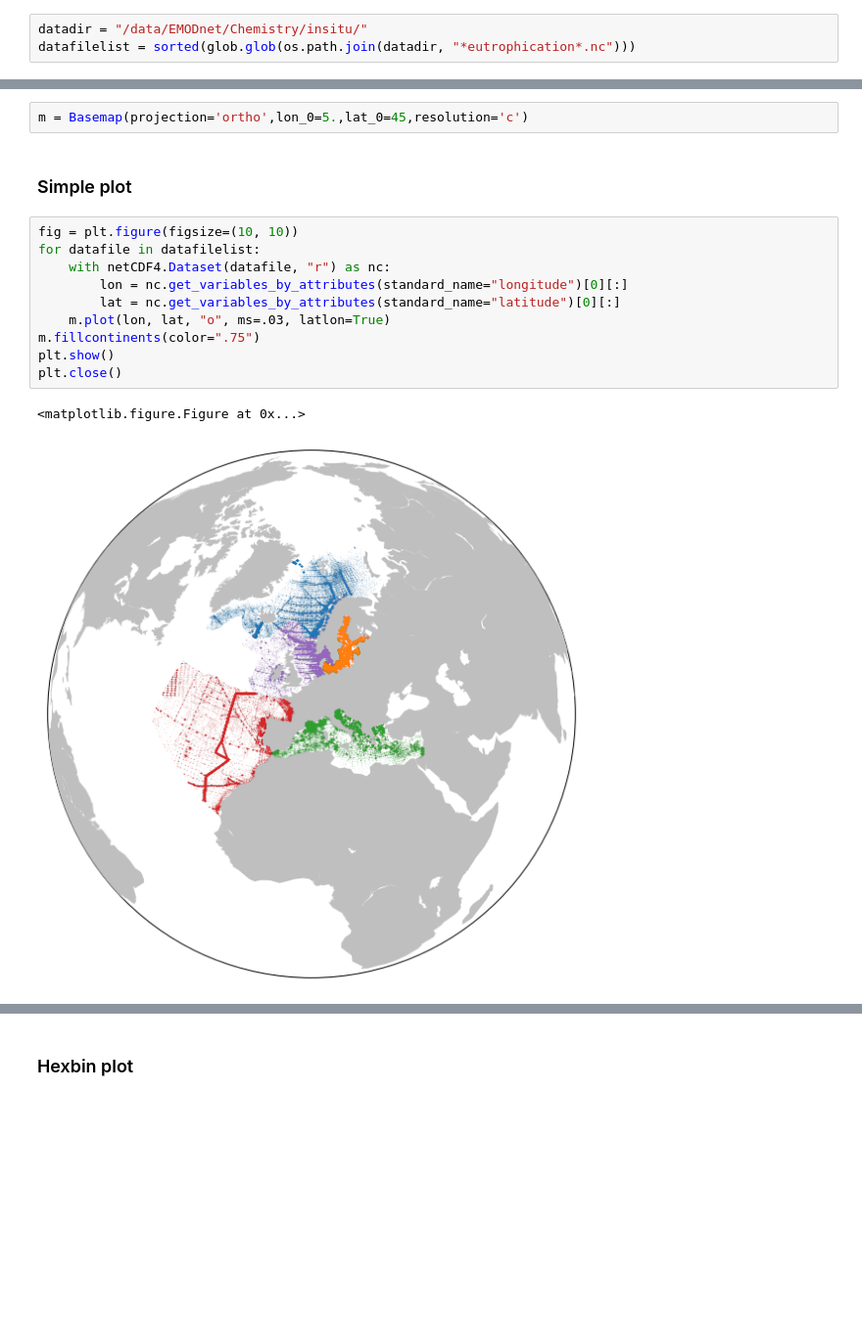
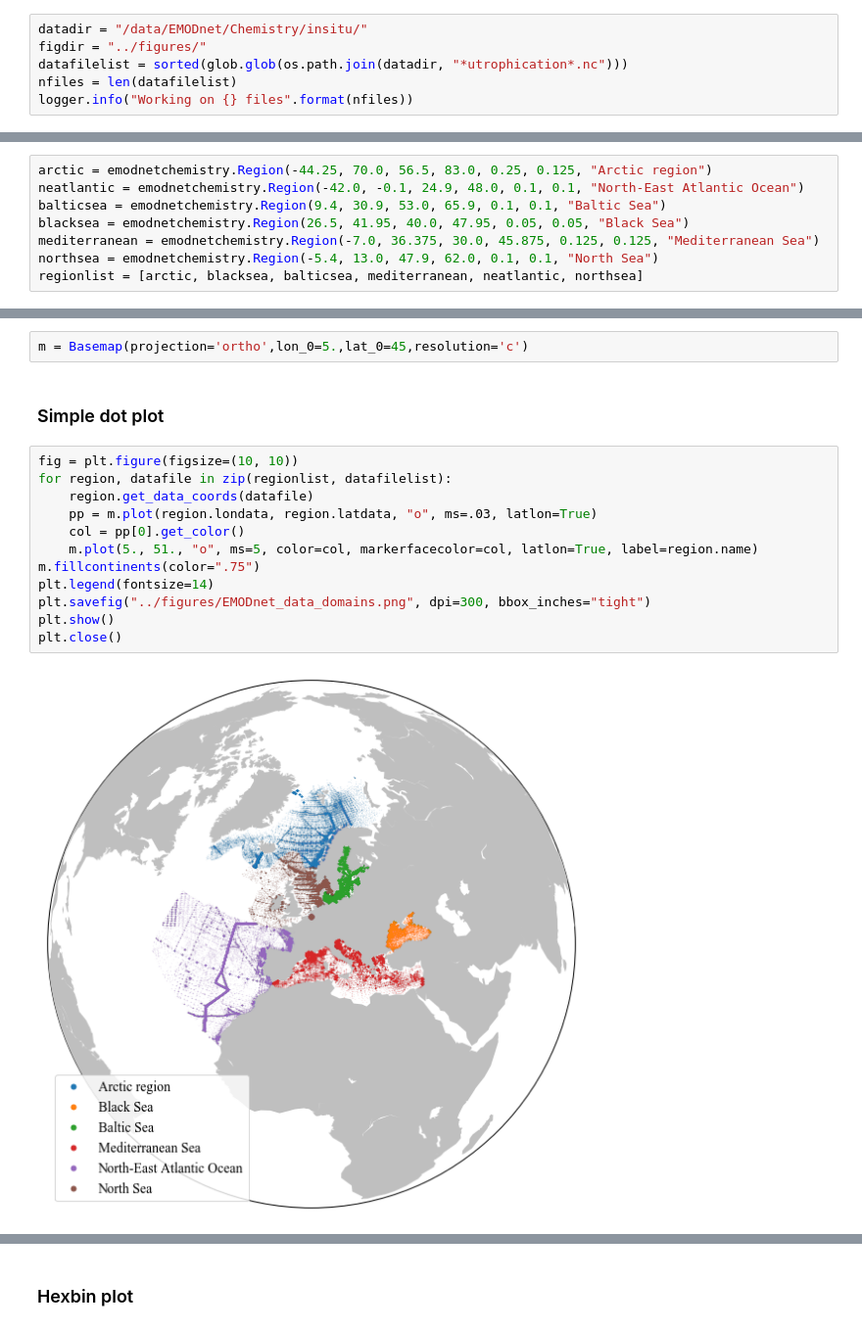
Before and after one commit to gher-uliege/EMODnet-Chemistry, a Jupyter notebook: python/plot_data_positions.ipynb, the cells around one changed output, grey strips where cells are left out. Shown at 98% size. Drawn from its saved outputs; the diff is of its cells as text; blank space fills up the shorter version.

```diff
--- a/python/plot_data_positions.ipynb
+++ b/python/plot_data_positions.ipynb
@@ -14,3 +20,6 @@ warnings.filterwarnings("ignore",category=matplotlib.cbook.mplDeprecation)
 # %%
 datadir = "/data/EMODnet/Chemistry/insitu/"
-datafilelist = sorted(glob.glob(os.path.join(datadir, "*eutrophication*.nc")))
+figdir = "../figures/"
+datafilelist = sorted(glob.glob(os.path.join(datadir, "*utrophication*.nc")))
+nfiles = len(datafilelist)
+logger.info("Working on {} files".format(nfiles))
@@ -17,20 +30,29 @@ datafilelist = sorted(glob.glob(os.path.join(datadir, "*eutrophication*.nc")))
+# %%
+arctic = emodnetchemistry.Region(-44.25, 70.0, 56.5, 83.0, 0.25, 0.125, "Arctic region")
+neatlantic = emodnetchemistry.Region(-42.0, -0.1, 24.9, 48.0, 0.1, 0.1, "North-East Atlantic Ocean")
+balticsea = emodnetchemistry.Region(9.4, 30.9, 53.0, 65.9, 0.1, 0.1, "Baltic Sea")
+blacksea = emodnetchemistry.Region(26.5, 41.95, 40.0, 47.95, 0.05, 0.05, "Black Sea")
+mediterranean = emodnetchemistry.Region(-7.0, 36.375, 30.0, 45.875, 0.125, 0.125, "Mediterranean Sea")
+northsea = emodnetchemistry.Region(-5.4, 13.0, 47.9, 62.0, 0.1, 0.1, "North Sea")
+regionlist = [arctic, blacksea, balticsea, mediterranean, neatlantic, northsea]
 # %% [markdown]
 ## Make plot
 Define projection
 # %%
 m = Basemap(projection='ortho',lon_0=5.,lat_0=45,resolution='c')
 # %% [markdown]
-### Simple plot
+### Simple dot plot
 # %%
 fig = plt.figure(figsize=(10, 10))
-for datafile in datafilelist:
-    with netCDF4.Dataset(datafile, "r") as nc:
-        lon = nc.get_variables_by_attributes(standard_name="longitude")[0][:]
-        lat = nc.get_variables_by_attributes(standard_name="latitude")[0][:]
-    m.plot(lon, lat, "o", ms=.03, latlon=True)
+for region, datafile in zip(regionlist, datafilelist):
+    region.get_data_coords(datafile)
+    pp = m.plot(region.londata, region.latdata, "o", ms=.03, latlon=True)
+    col = pp[0].get_color()
+    m.plot(5., 51., "o", ms=5, color=col, markerfacecolor=col, latlon=True, label=region.name)
 m.fillcontinents(color=".75")
+plt.legend(fontsize=14)
+plt.savefig("../figures/EMODnet_data_domains.png", dpi=300, bbox_inches="tight")
 plt.show()
 plt.close()
 # %% [output]
-<matplotlib.figure.Figure at 0x...>
-[figure, old version]
+[figure, new version]
```
Also changed, not shown: parts of 7 cells of this notebook, 3 other files.
